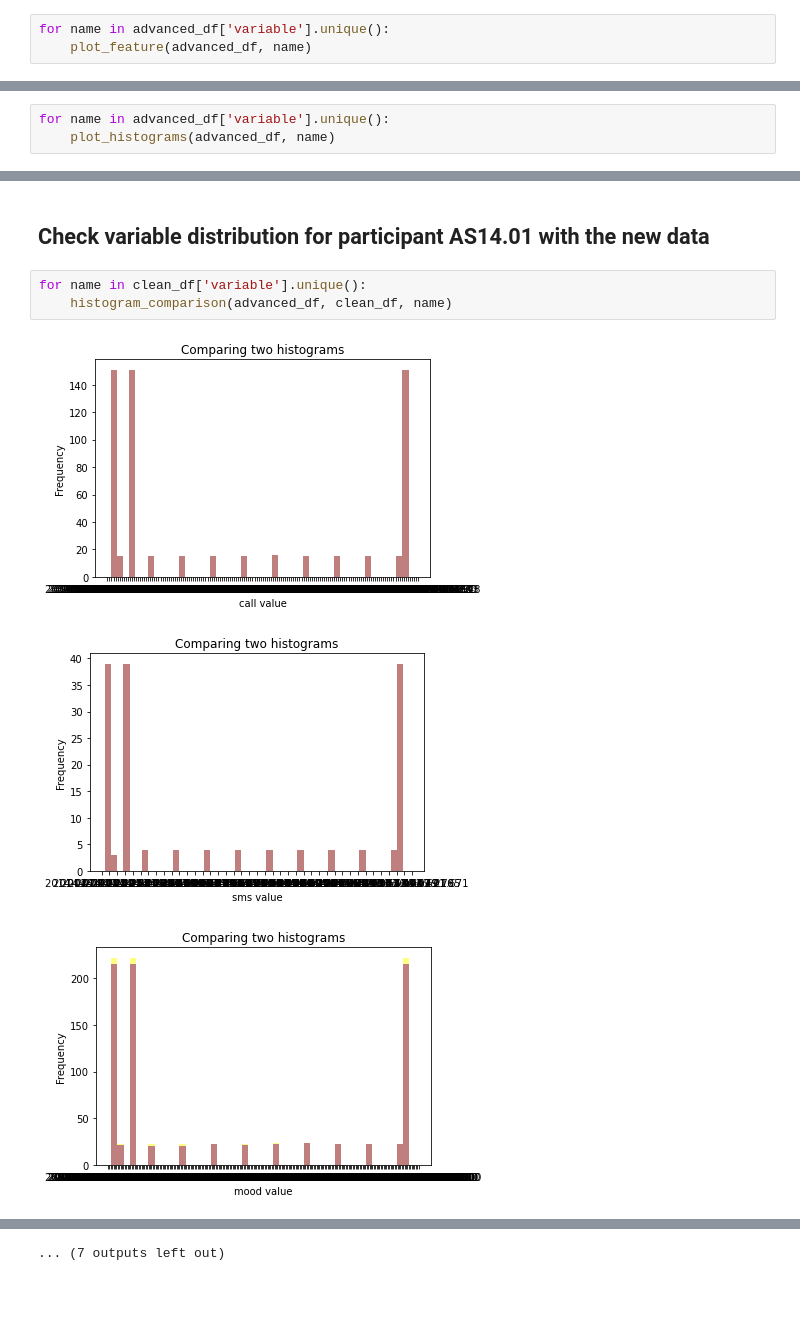
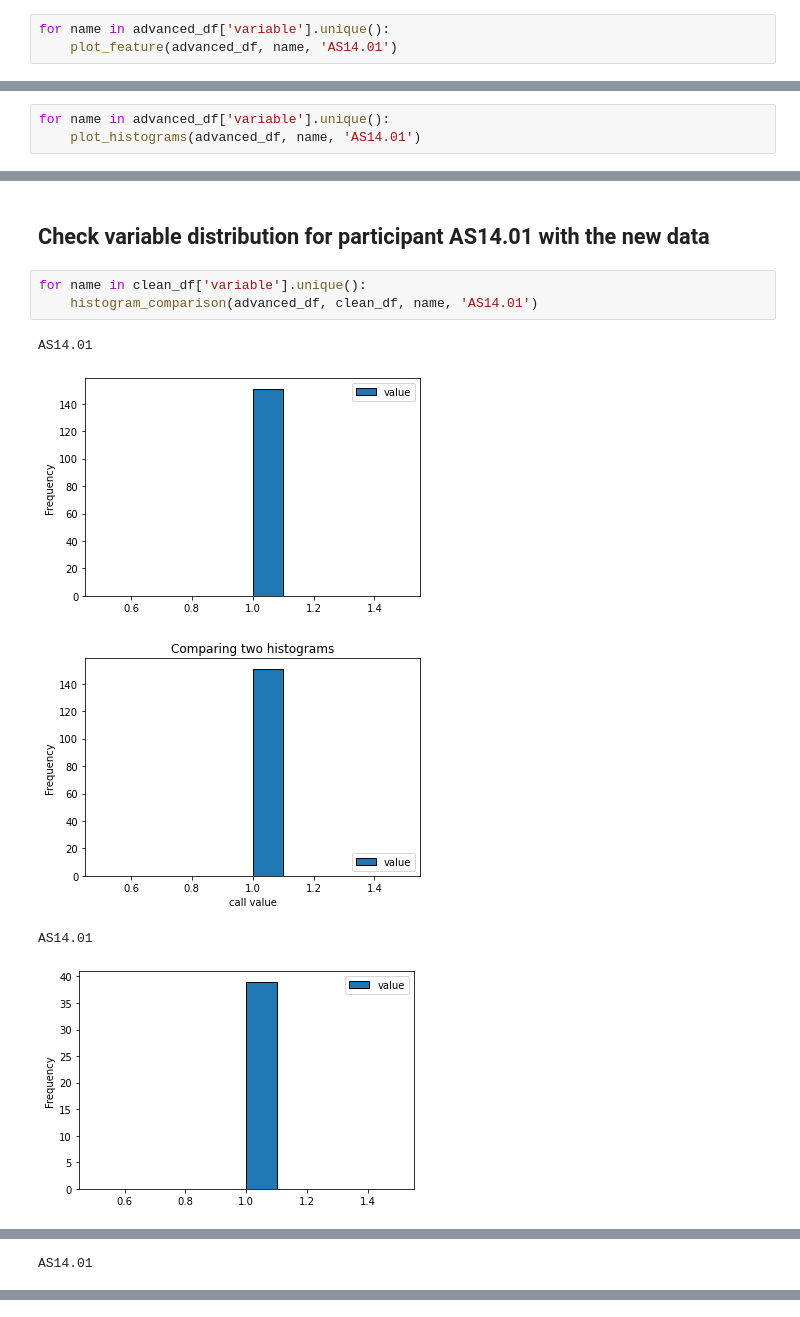
Before and after one commit to nbounatsos/dm_projects, a Jupyter notebook: Assignment 1/ass.ipynb, the cells around one changed output, grey strips where cells are left out. Cells and saved outputs as stored; diff of their text form.

```diff
--- a/Assignment 1/ass.ipynb
+++ b/Assignment 1/ass.ipynb
@@ -90,4 +103,4 @@ specific_id = 'AS14.01'
 # %%
 for name in advanced_df['variable'].unique():
-    plot_feature(advanced_df, name)
+    plot_feature(advanced_df, name, 'AS14.01')
 # %% [output]
@@ -108,5 +121,5 @@ for name in advanced_df['variable'].unique():
 ## Plot variable values to check for distribution for participant AS14.01
 # %%
 for name in advanced_df['variable'].unique():
-    plot_histograms(advanced_df, name)
+    plot_histograms(advanced_df, name, 'AS14.01')
 # %% [output]
@@ -141,8 +154,10 @@ clean_df = pd.concat(filtered_data)
 ## Check variable distribution for participant AS14.01 with the new data
 # %%
 for name in clean_df['variable'].unique():
-    histogram_comparison(advanced_df, clean_df, name)
+    histogram_comparison(advanced_df, clean_df, name, 'AS14.01')
 # %% [output]
+AS14.01
-[figure, old version]
+[figure, new version]
-[figure, old version]
+[figure, new version]
+AS14.01
-[figure, old version]
+[figure, new version]
@@ -149,0 +165 @@ for name in clean_df['variable'].unique():
+AS14.01
@@ -158 +170,0 @@ for name in clean_df['variable'].unique():
-... (7 outputs left out)
```
Also changed, not shown: parts of 11 cells of this notebook.
